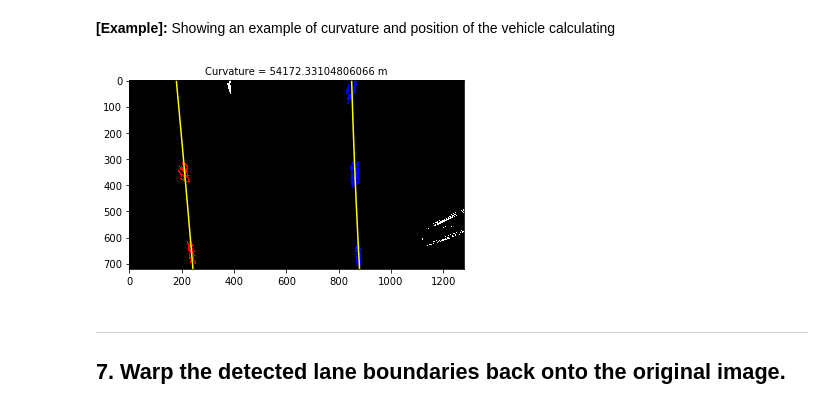
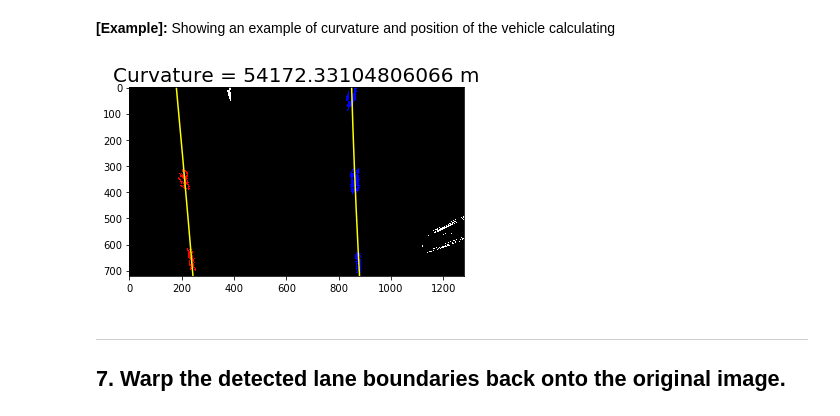
Before and after one commit to bobondemon/Lane-Line-Finding, a Jupyter notebook: Advanced-Lane-Finding.ipynb, the cells around one changed output. Drawn from its saved outputs; the diff is of its cells as text; code cells hidden in the pictures.

```diff
--- a/Advanced-Lane-Finding.ipynb
+++ b/Advanced-Lane-Finding.ipynb
@@ -405,34 +403,34 @@ def curvature_calculating(left_fit,right_fit,height):
 # %%
 #image = mpimg.imread('./test_images/test6.jpg')
 image = mpimg.imread('./test_images/signs_vehicles_xygrad.jpg')
 height, width = image.shape[0:2]
 # Pipeline so far:
 # 1. camera distortion correctness
 image = cv2.undistort(image, mtx, dist, None, mtx)
 # 2. making
 combined = combined_binary_mask(image)
 # 3. perspective view
 perspective_img, _ = perspective_warper(combined,src,dst)
 # 4. lane line pixel identification
 win_num=9
 lcenter=np.ones(win_num)*int(1280/4)
 rcenter=np.ones(win_num)*int(1280*3/4)
 lpixelx,lpixely,rpixelx,rpixely,lcenter,rcenter = identify_lane_pixel(perspective_img, lcenter, rcenter, win_num=win_num, start_from_button=True)
 # 5. lane line curve fit
 left_fit,right_fit,left_fitx,right_fitx,ploty = fit_lane(lpixelx,lpixely,rpixelx,rpixely,height)
 # 6. Curvature calculating
 r = curvature_calculating(left_fit,right_fit,height-1)
 # plotting area
 out_img = np.dstack((perspective_img, perspective_img, perspective_img))*255
 out_img[lpixely, lpixelx, :] = [255,0,0]
 out_img[rpixely, rpixelx, :] = [0,0,255]
 plt.imshow(out_img)
-plt.title('Curvature = {} m'.format(r), fontsize=10)
+plt.title('Curvature = {} m'.format(r), fontsize=20)
 plt.plot(left_fitx, ploty, color='yellow')
 plt.plot(right_fitx, ploty, color='yellow')
 plt.savefig('./output_images/6_curvature.jpg')
 # %% [output]
-[figure, old version]
+[figure, new version]
 # %% [markdown]
 ---
 ## 7. Warp the detected lane boundaries back onto the original image.
```
Also changed, not shown: parts of 5 cells of this notebook, 4 other files.
